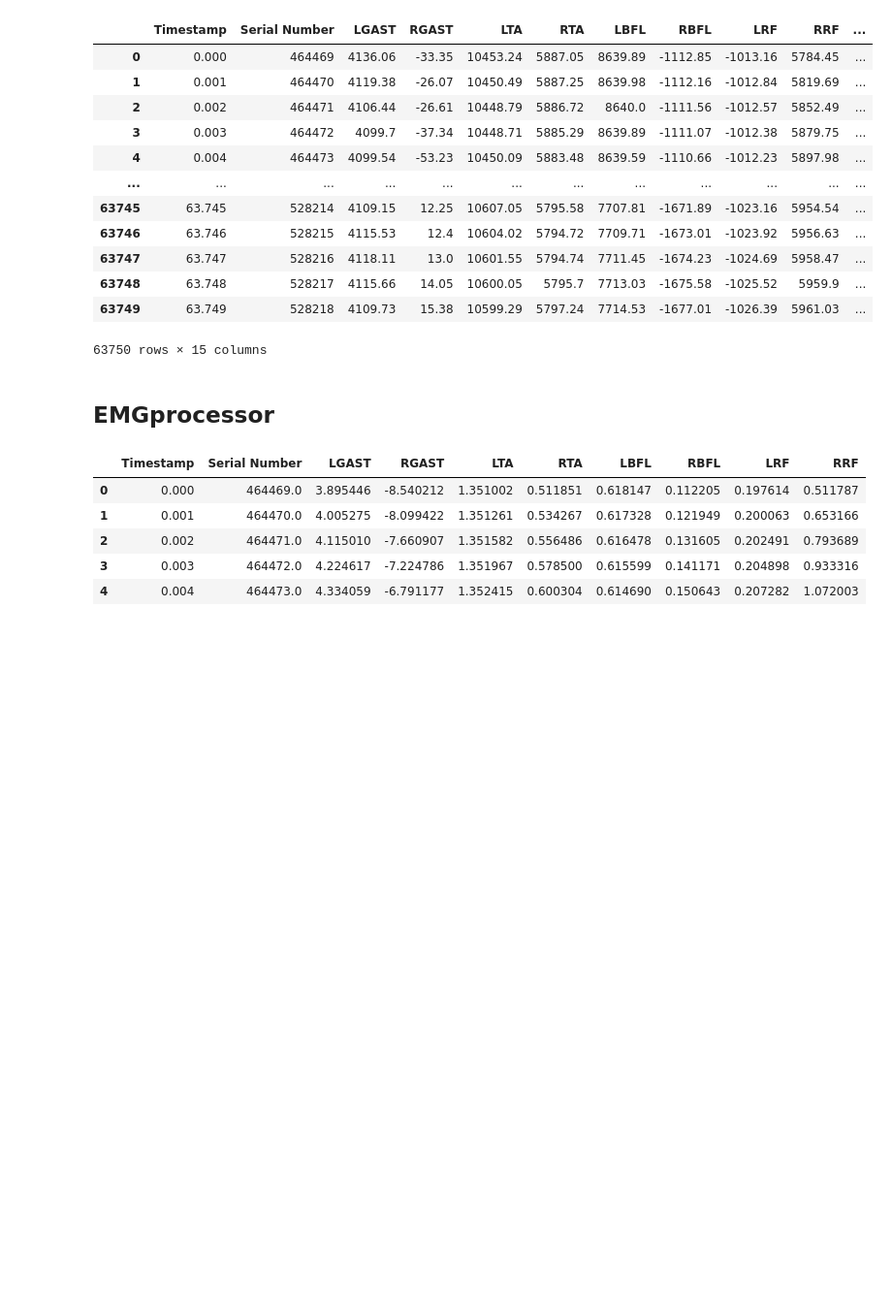
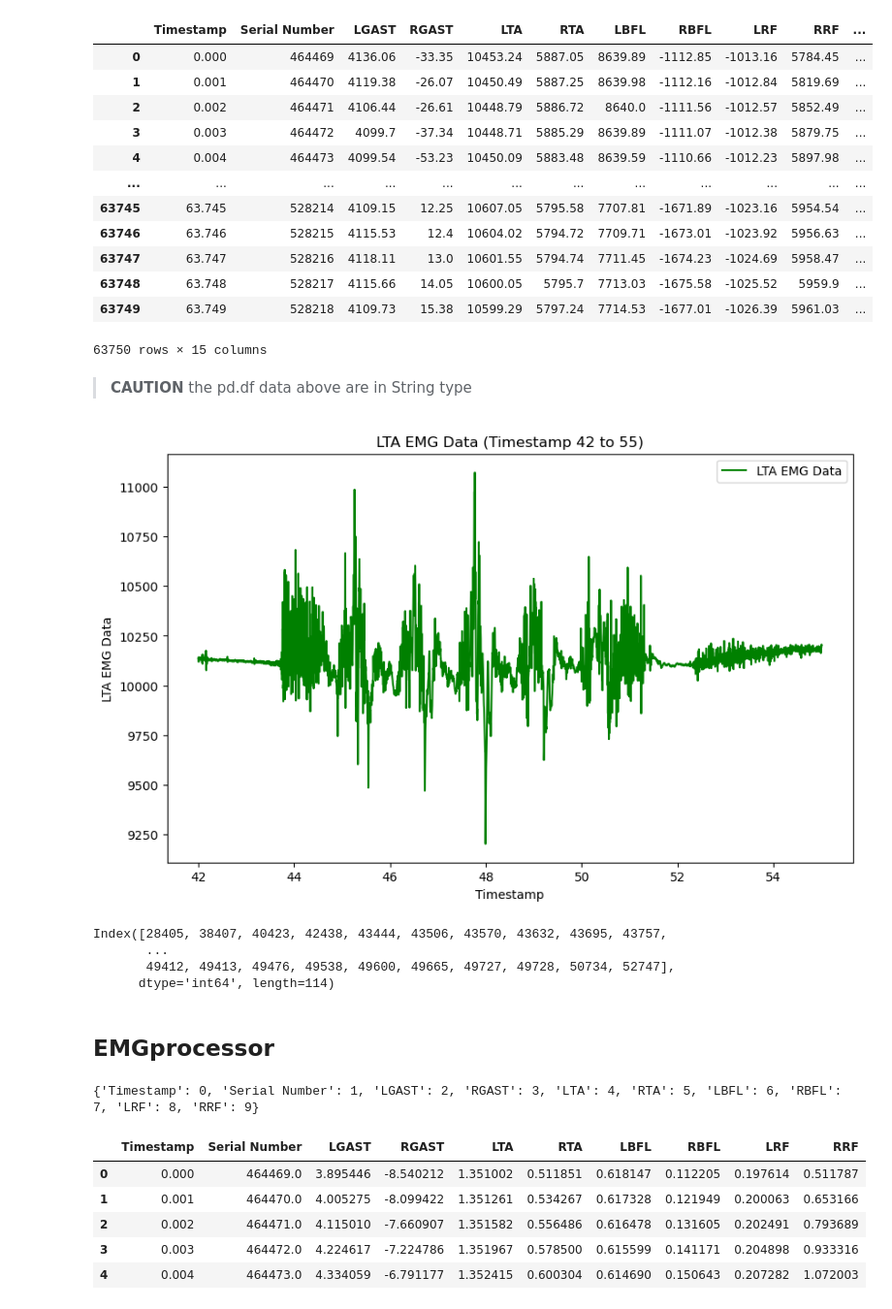
Before and after one commit to eddLai/ExoskeletonPowerAsistance, a Jupyter notebook: simulation/preprocessing/analysis/emg_analysis .ipynb, the cells around one changed output. Shown at 97% size. Saved outputs shown, nothing was run; the diff lists cells and outputs as text; code cells hidden in the pictures; blank space fills up the shorter version.

```diff
--- a/simulation/preprocessing/analysis/emg_analysis .ipynb
+++ b/simulation/preprocessing/analysis/emg_analysis .ipynb
@@ -43,5 +43,34 @@ our_data
 | 63748 | 63.748 | 528217 | 4115.66 | 14.05 | 10600.05 | 5795.7 | 7713.03 | -1675.58 | -1025.52 | 5959.9 | ... |
 | 63749 | 63.749 | 528218 | 4109.73 | 15.38 | 10599.29 | 5797.24 | 7714.53 | -1677.01 | -1026.39 | 5961.03 | ... |
 63750 rows × 15 columns
+# %% [markdown]
+>**CAUTION**
+>the pd.df data above are in String type
+# %%
+import matplotlib.pyplot as plt
+import pandas as pd
+
+our_data['Timestamp'] = pd.to_numeric(our_data['Timestamp'], errors='coerce')
+our_data['LTA'] = pd.to_numeric(our_data['LTA'], errors='coerce')
+
+filtered_data = our_data[(our_data['Timestamp'] >= 42) & (our_data['Timestamp'] <= 55)]
+
+plt.figure(figsize=(10, 6))
+plt.plot(filtered_data['Timestamp'], filtered_data['LTA'], label='LTA EMG Data', color='green')
+plt.xlabel('Timestamp')
+plt.ylabel('LTA EMG Data')
+plt.title('LTA EMG Data (Timestamp 42 to 55)')
+plt.legend()
+plt.show()
+# %% [output]
+[figure, added]
+# %%
+event_id_indices = our_data[our_data['Event Id'].notna() & (our_data['Event Id'] != '')].index
+event_id_indices
+# %% [output]
+Index([28405, 38407, 40423, 42438, 43444, 43506, 43570, 43632, 43695, 43757,
+       ...
+       49412, 49413, 49476, 49538, 49600, 49665, 49727, 49728, 50734, 52747],
+      dtype='int64', length=114)
 # %% [markdown]
 ## EMGprocessor
@@ -122,3 +93,10 @@ for i in range(2, 2 + RANGE_OF_MUSCLE):
+# %%
+columns = our_data.columns[:2 + RANGE_OF_MUSCLE]
+col2index = {col: idx for idx, col in enumerate(columns)}
+muscle_data = processed_our_data[:, col2index['LTA']]
+print(col2index)
+# %% [output]
+{'Timestamp': 0, 'Serial Number': 1, 'LGAST': 2, 'RGAST': 3, 'LTA': 4, 'RTA': 5, 'LBFL': 6, 'RBFL': 7, 'LRF': 8, 'RRF': 9}
 # %%
 processed_df = pd.DataFrame(processed_our_data, columns=our_data.columns[:2+RANGE_OF_MUSCLE])
 processed_df.head()
```
Also changed, not shown: parts of 11 cells of this notebook, 3 other files.
